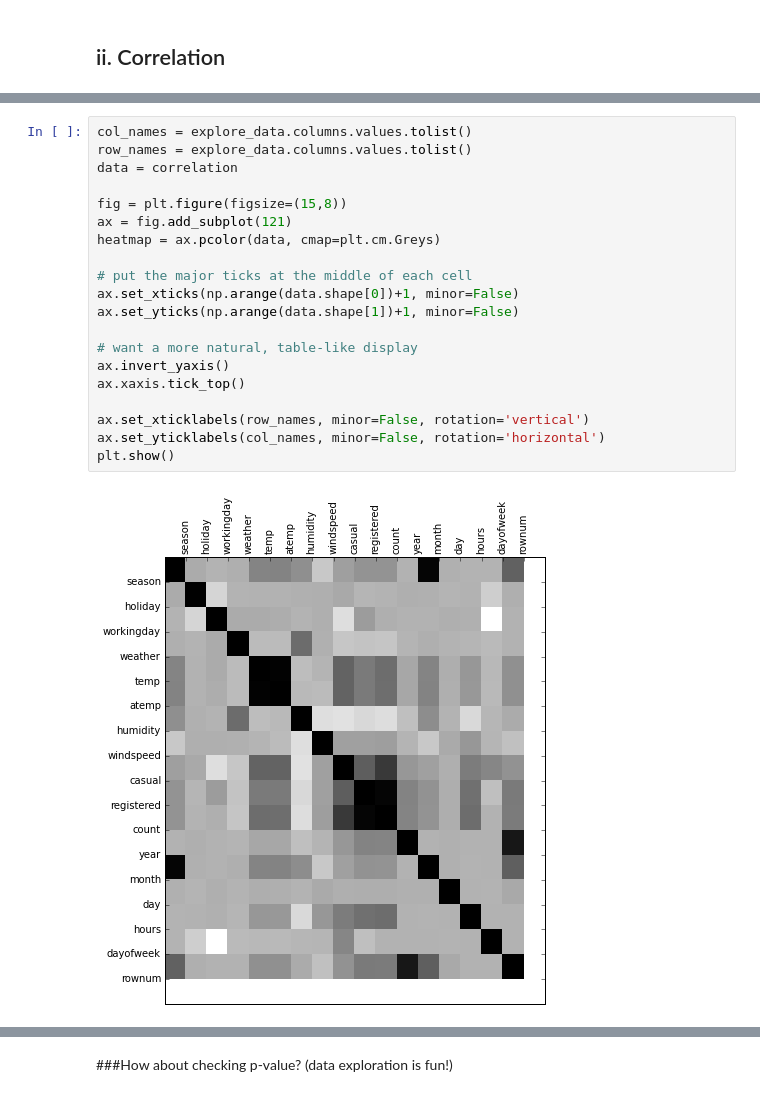
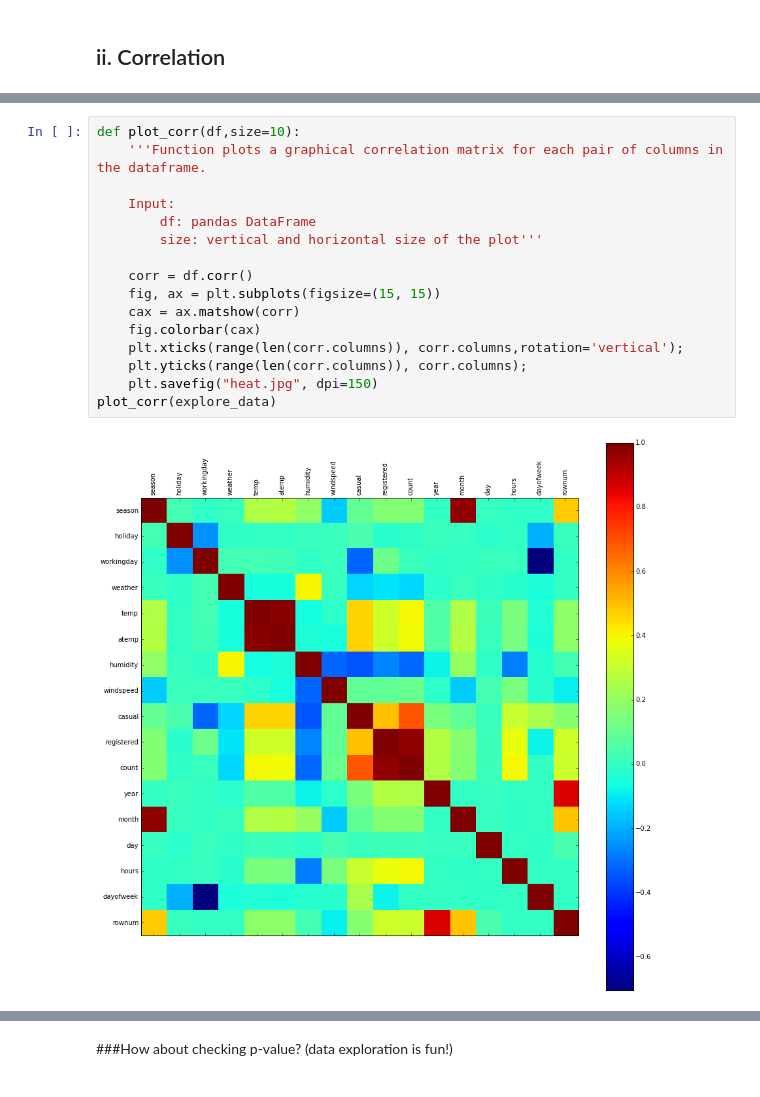
Before and after one commit to RajeshThallam/MIDS-W207-FINAL-PROJECT, a Jupyter notebook: Angela_Sayanta_Rajesh_Bike Sharing.ipynb, the cells around one changed output, grey strips where cells are left out. Cells and saved outputs as stored; diff of their text form.

```diff
--- a/Angela_Sayanta_Rajesh_Bike Sharing.ipynb
+++ b/Angela_Sayanta_Rajesh_Bike Sharing.ipynb
@@ -150,28 +150,24 @@ correlation.describe()
 | 50% | 0.096758 | 0.000295 | 0.002780 | -0.007890 | 0.145430 | 0.140343 | -0.026507 | 0.007261 | 0.145241 | 0.169451 | ... |
 | 75% | 0.258689 | 0.010675 | 0.024660 | 0.008879 | 0.318571 | 0.314635 | 0.032505 | 0.091052 | 0.462067 | 0.318571 | ... |
 | max | 1.000000 | 1.000000 | 1.000000 | 1.000000 | 1.000000 | 1.000000 | 1.000000 | 1.000000 | 1.000000 | 1.000000 | ... |
-# %%
-col_names = explore_data.columns.values.tolist()
-row_names = explore_data.columns.values.tolist()
-data = correlation
-
-fig = plt.figure(figsize=(15,8))
-ax = fig.add_subplot(121)
-heatmap = ax.pcolor(data, cmap=plt.cm.Greys)
-
-# put the major ticks at the middle of each cell
-ax.set_xticks(np.arange(data.shape[0])+1, minor=False)
-ax.set_yticks(np.arange(data.shape[1])+1, minor=False)
-
-# want a more natural, table-like display
-ax.invert_yaxis()
-ax.xaxis.tick_top()
-
-ax.set_xticklabels(row_names, minor=False, rotation='vertical')
-ax.set_yticklabels(col_names, minor=False, rotation='horizontal')
-plt.show()
-# %% [output]
-[figure, removed]
+# %%
+def plot_corr(df,size=10):
+    '''Function plots a graphical correlation matrix for each pair of columns in the dataframe.
+
+    Input:
+        df: pandas DataFrame
+        size: vertical and horizontal size of the plot'''
+
+    corr = df.corr()
+    fig, ax = plt.subplots(figsize=(15, 15))
+    cax = ax.matshow(corr)
+    fig.colorbar(cax)
+    plt.xticks(range(len(corr.columns)), corr.columns,rotation='vertical');
+    plt.yticks(range(len(corr.columns)), corr.columns);
+    plt.savefig("heat.jpg", dpi=150)
+plot_corr(explore_data)
+# %% [output]
+[figure, added]
 # %% [markdown]
 
 Some findings from the correlation matrix
```
Also changed, not shown: parts of 1 cell of this notebook.
